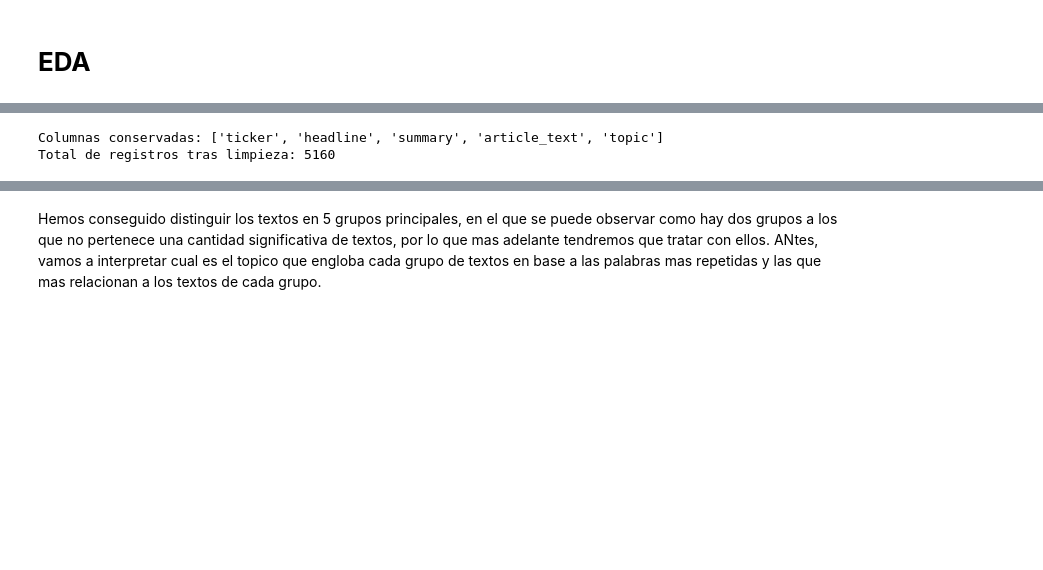
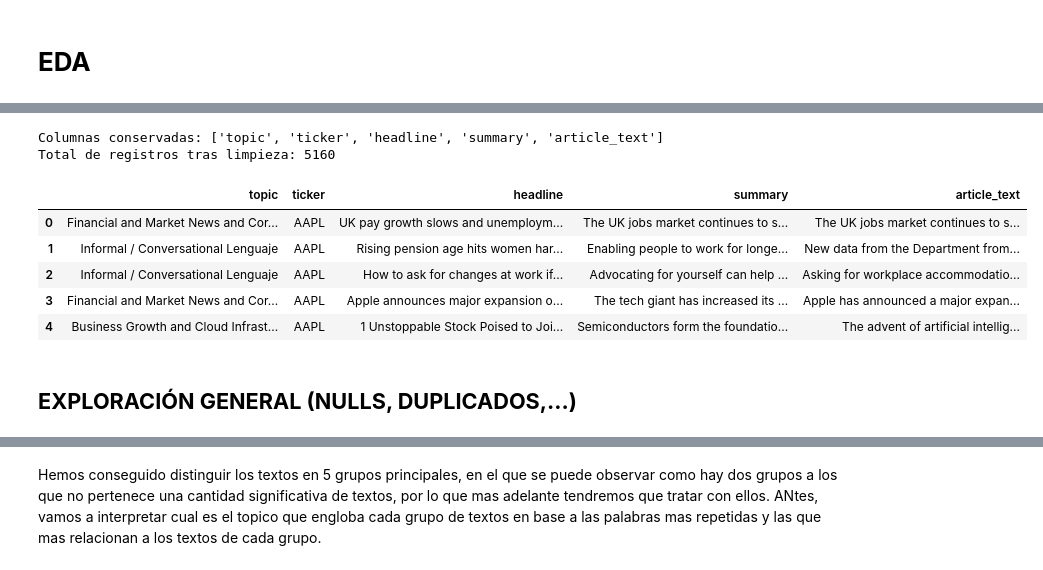
Before and after one commit to MateoPerezSuarez/FinTracker, a Jupyter notebook: src/Representacion_del_lenguaje/00_eda.ipynb, the cells around one changed output, grey strips where cells are left out. Cells and saved outputs as stored; diff of their text form; code cells hidden in the pictures; blank space fills up the shorter version.

```diff
--- a/src/Representacion_del_lenguaje/00_eda.ipynb
+++ b/src/Representacion_del_lenguaje/00_eda.ipynb
@@ -26,14 +25,20 @@ df
 # %%
-cols_keep = ["ticker", "headline", "summary", "article_text", "topic"]
+cols_keep = ["topic","ticker", "headline", "summary", "article_text"]
 df = df[cols_keep]
 
 df = df.dropna(subset=["article_text", "headline"])
 
 print("Columnas conservadas:", df.columns.tolist())
 print("Total de registros tras limpieza:", len(df))
 df.head(5)
-
-df.to_csv("datasetClean.csv",index=False)
 # %% [output]
-Columnas conservadas: ['ticker', 'headline', 'summary', 'article_text', 'topic']
+Columnas conservadas: ['topic', 'ticker', 'headline', 'summary', 'article_text']
 Total de registros tras limpieza: 5160
+|  | topic | ticker | headline | summary | article_text |
+| 0 | Financial and Market News and Cor... | AAPL | UK pay growth slows and unemploym... | The UK jobs market continues to s... | The UK jobs market continues to s... |
+| 1 | Informal / Conversational Lenguaje | AAPL | Rising pension age hits women har... | Enabling people to work for longe... | New data from the Department from... |
+| 2 | Informal / Conversational Lenguaje | AAPL | How to ask for changes at work if... | Advocating for yourself can help ... | Asking for workplace accommodatio... |
+| 3 | Financial and Market News and Cor... | AAPL | Apple announces major expansion o... | The tech giant has increased its ... | Apple has announced a major expan... |
+| 4 | Business Growth and Cloud Infrast... | AAPL | 1 Unstoppable Stock Poised to Joi... | Semiconductors form the foundatio... | The advent of artificial intellig... |
+# %% [markdown]
+## **EXPLORACIÓN GENERAL (NULLS, DUPLICADOS,...)**
```
Also changed, not shown: parts of 11 cells of this notebook, 7 other files.
